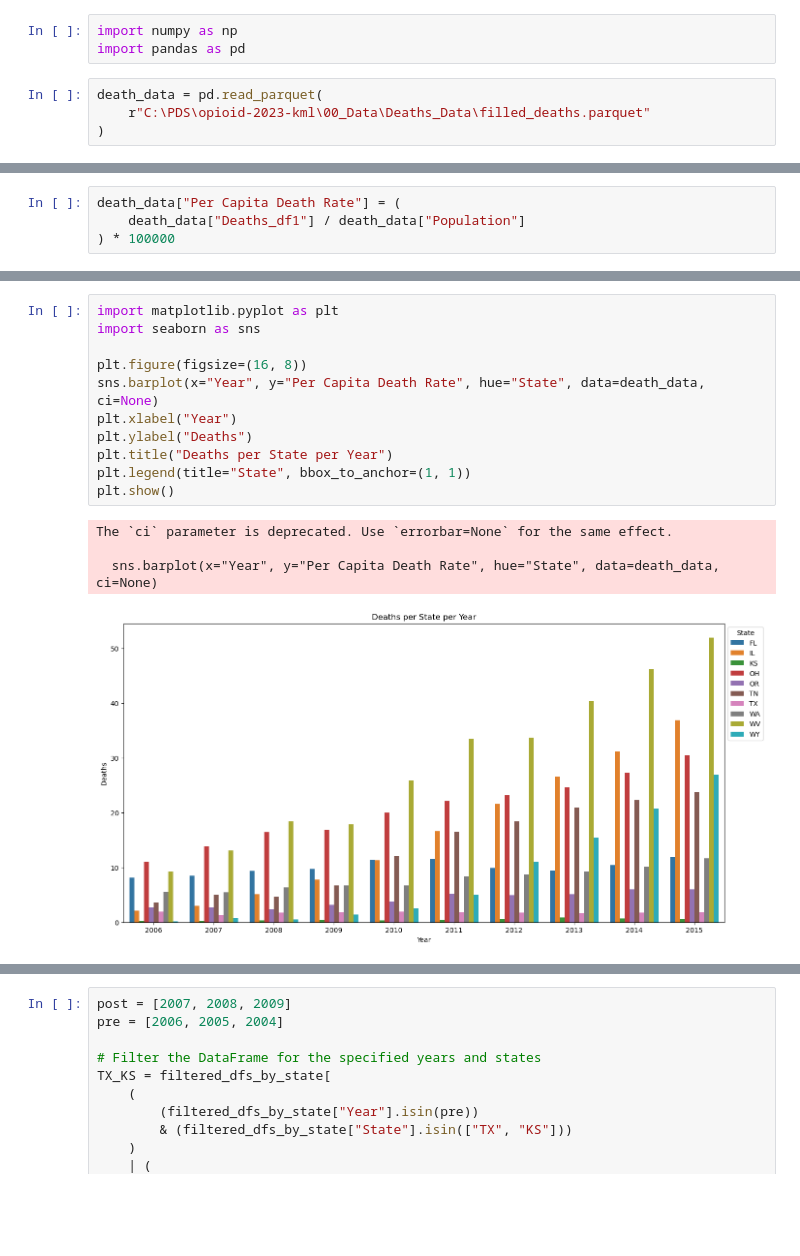
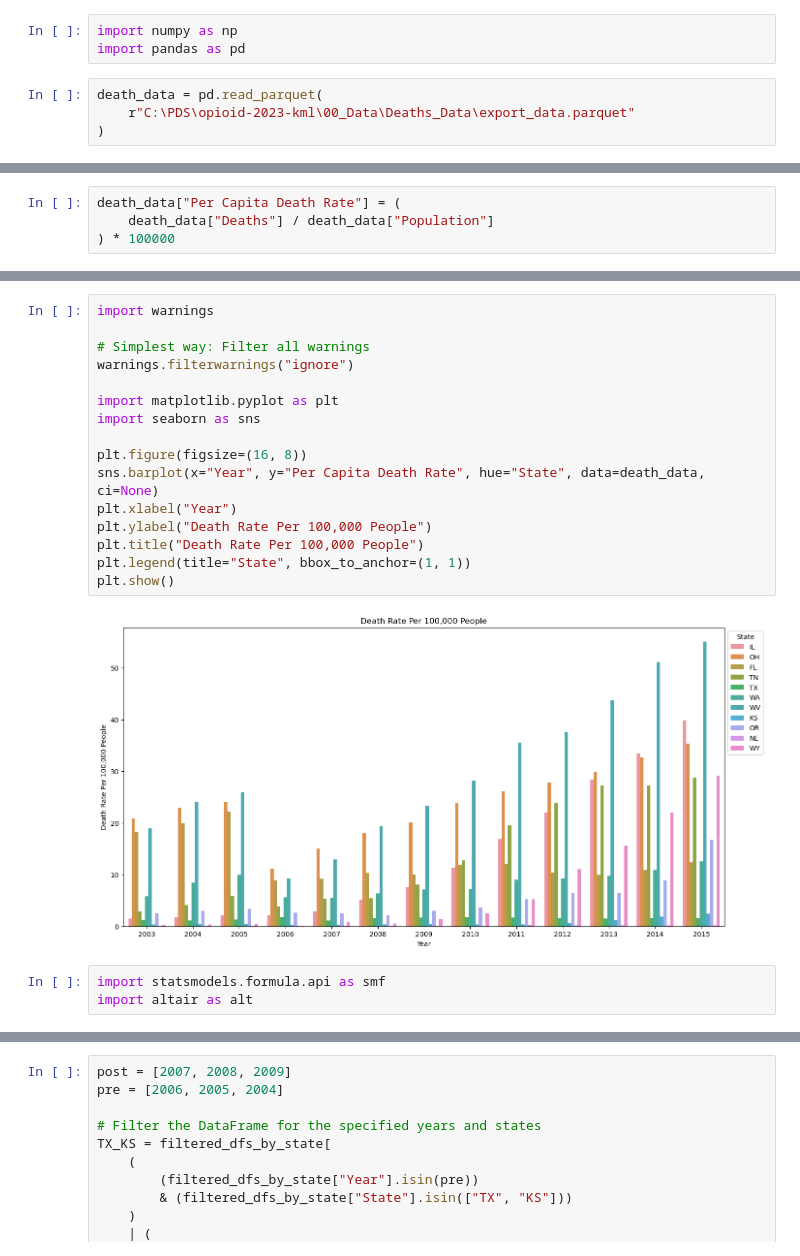
Before and after one commit to MIDS-at-Duke/opioid-2023-kml, a Jupyter notebook: 10_Code/Deaths_DataProcessing/graphing_code.ipynb, the cells around one changed output, grey strips where cells are left out. Cells and saved outputs as stored; diff of their text form; blank space fills up the shorter version.

Commit message:
deaths_graphing

```diff
--- a/10_Code/Deaths_DataProcessing/graphing_code.ipynb
+++ b/10_Code/Deaths_DataProcessing/graphing_code.ipynb
@@ -3,7 +3,7 @@ import numpy as np
 import pandas as pd
 # %%
 death_data = pd.read_parquet(
-    r"C:\PDS\opioid-2023-kml\00_Data\Deaths_Data\filled_deaths.parquet"
+    r"C:\PDS\opioid-2023-kml\00_Data\Deaths_Data\export_data.parquet"
 )
 # %%
 death_data.head(10)
@@ -22,6 +22,6 @@ death_data.head(10)
 # %%
 death_data["Per Capita Death Rate"] = (
-    death_data["Deaths_df1"] / death_data["Population"]
+    death_data["Deaths"] / death_data["Population"]
 ) * 100000
 # %%
 death_data
@@ -42,19 +42,24 @@ death_data
 # %%
+import warnings
+
+# Simplest way: Filter all warnings
+warnings.filterwarnings("ignore")
+
 import matplotlib.pyplot as plt
 import seaborn as sns
 
 plt.figure(figsize=(16, 8))
 sns.barplot(x="Year", y="Per Capita Death Rate", hue="State", data=death_data, ci=None)
 plt.xlabel("Year")
-plt.ylabel("Deaths")
-plt.title("Deaths per State per Year")
+plt.ylabel("Death Rate Per 100,000 People")
+plt.title("Death Rate Per 100,000 People")
 plt.legend(title="State", bbox_to_anchor=(1, 1))
 plt.show()
 # %% [output]
-The `ci` parameter is deprecated. Use `errorbar=None` for the same effect.
-
-  sns.barplot(x="Year", y="Per Capita Death Rate", hue="State", data=death_data, ci=None)
-[figure, old version]
+[figure, new version]
+# %%
+import statsmodels.formula.api as smf
+import altair as alt
 # %%
 def get_reg_fit(data, year_start, year_end, color, yvar, xvar, legend, alpha=0.05):
     colour = color
```
Also changed, not shown: parts of 17 cells of this notebook, 6 other files.
